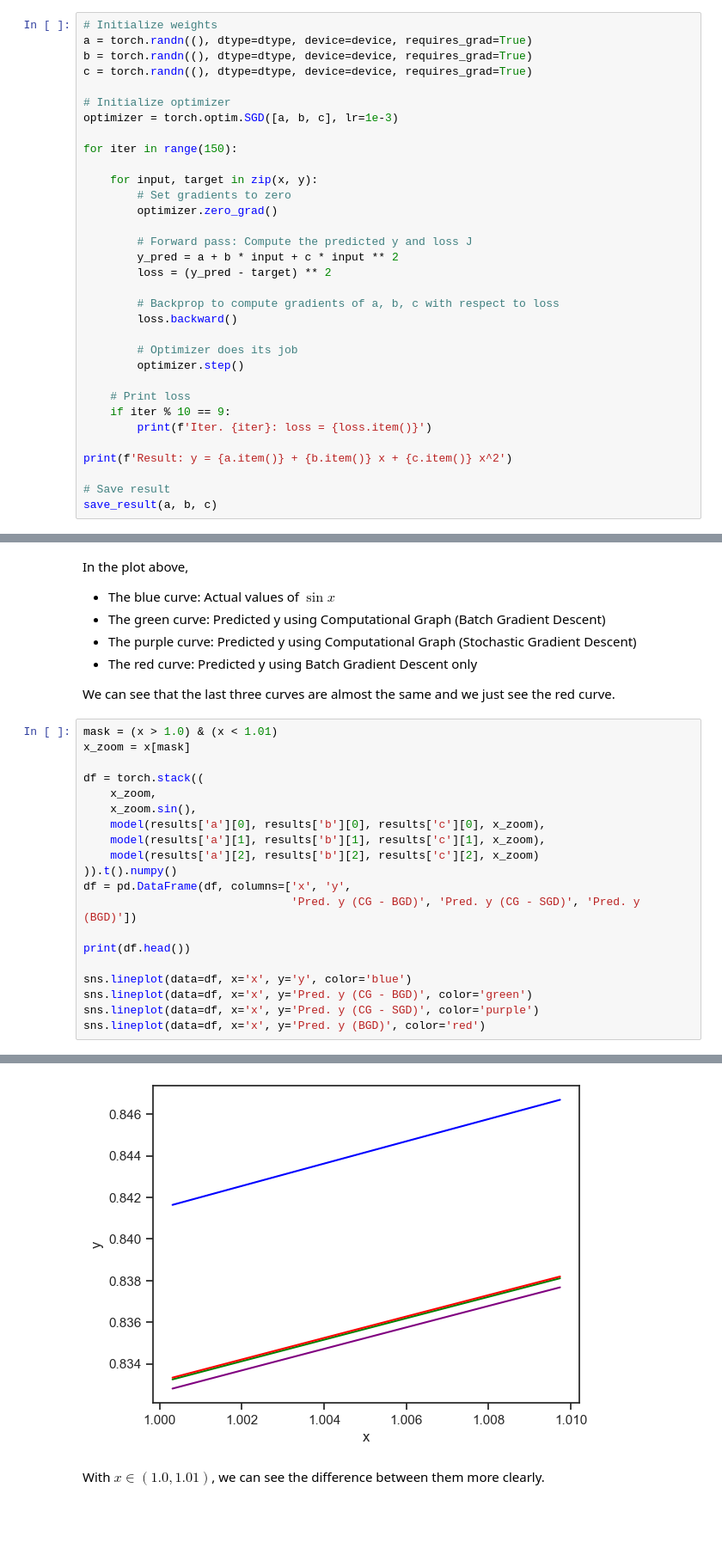
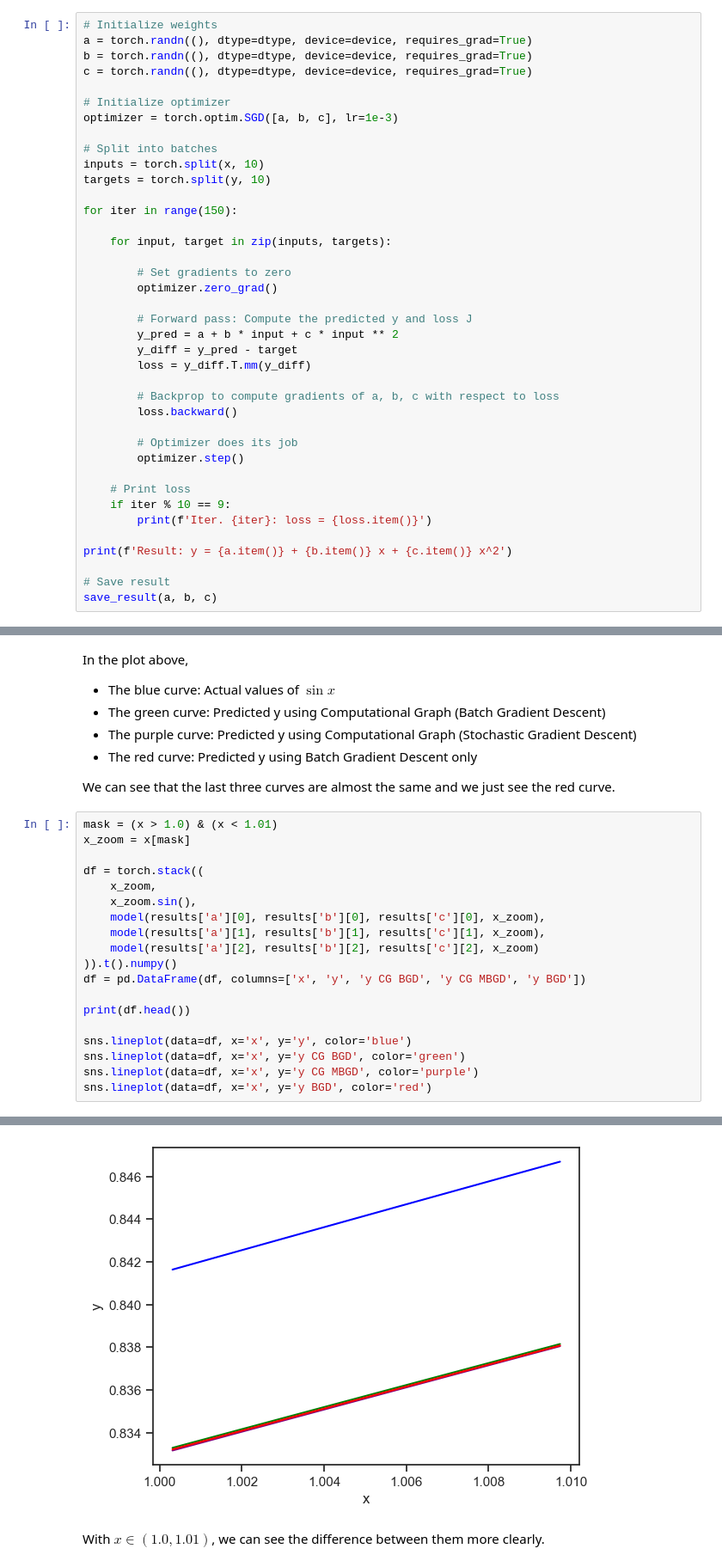
Before and after one commit to hnthap/computational-graphs-group-8, a Jupyter notebook: computational-graphs-group-8.ipynb, the cells around one changed output, grey strips where cells are left out. Shown: that part at 86% size. Cells and saved outputs as stored; diff of their text form; blank space fills up the shorter version.

Commit message:
Using Mini Batch GD instead of Stochastic GD

```diff
--- a/computational-graphs-group-8.ipynb
+++ b/computational-graphs-group-8.ipynb
@@ -144,15 +145,21 @@ c = torch.randn((), dtype=dtype, device=device, requires_grad=True)
 # Initialize optimizer
 optimizer = torch.optim.SGD([a, b, c], lr=1e-3)
 
+# Split into batches
+inputs = torch.split(x, 10)
+targets = torch.split(y, 10)
+
 for iter in range(150):
 
-    for input, target in zip(x, y):
+    for input, target in zip(inputs, targets):
+
         # Set gradients to zero
         optimizer.zero_grad()
 
         # Forward pass: Compute the predicted y and loss J
         y_pred = a + b * input + c * input ** 2
-        loss = (y_pred - target) ** 2
+        y_diff = y_pred - target
+        loss = y_diff.T.mm(y_diff)
 
         # Backprop to compute gradients of a, b, c with respect to loss
         loss.backward()
@@ -299,13 +305,12 @@ df = torch.stack((
     model(results['a'][1], results['b'][1], results['c'][1], x_zoom),
     model(results['a'][2], results['b'][2], results['c'][2], x_zoom)
 )).t().numpy()
-df = pd.DataFrame(df, columns=['x', 'y',
-                               'Pred. y (CG - BGD)', 'Pred. y (CG - SGD)', 'Pred. y (BGD)'])
+df = pd.DataFrame(df, columns=['x', 'y', 'y CG BGD', 'y CG MBGD', 'y BGD'])
 
 print(df.head())
 
 sns.lineplot(data=df, x='x', y='y', color='blue')
-sns.lineplot(data=df, x='x', y='Pred. y (CG - BGD)', color='green')
-sns.lineplot(data=df, x='x', y='Pred. y (CG - SGD)', color='purple')
-sns.lineplot(data=df, x='x', y='Pred. y (BGD)', color='red')
+sns.lineplot(data=df, x='x', y='y CG BGD', color='green')
+sns.lineplot(data=df, x='x', y='y CG MBGD', color='purple')
+sns.lineplot(data=df, x='x', y='y BGD', color='red')
 # %% [output]
@@ -318,4 +323,4 @@ sns.lineplot(data=df, x='x', y='Pred. y (BGD)', color='red')
 <Axes: xlabel='x', ylabel='y'>
-[figure, old version]
+[figure, new version]
 # %% [markdown]
 With $x \in (1.0, 1.01)$, we can see the difference between them more clearly.
```
Also changed, not shown: parts of 11 cells of this notebook.
